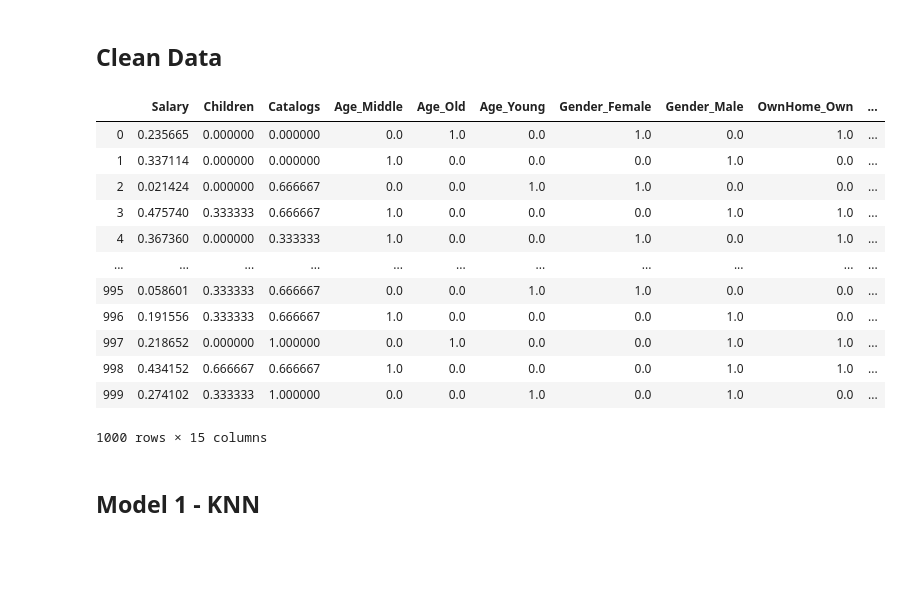
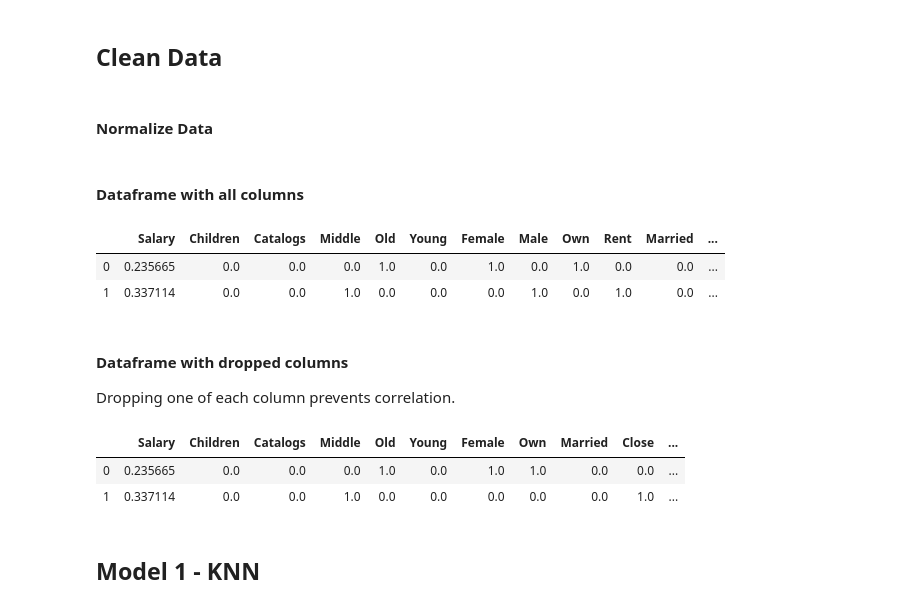
Before and after one commit to cvibanez/dsc630Project, a Jupyter notebook: CourseProject_Modeling_KNN.ipynb, the cells around one changed output. Cells and saved outputs as stored; diff of their text form; code cells hidden in the pictures; blank space fills up the shorter version.

```diff
--- a/CourseProject_Modeling_KNN.ipynb
+++ b/CourseProject_Modeling_KNN.ipynb
@@ -13,7 +21,7 @@ import matplotlib.pyplot as plt
 # %% [markdown]
 ## Import Data
 # %%
-df = pd.read_csv('DirectMarketing.csv')
+df = pd.read_csv('DirectMarketing_Cln_Classification.txt')
 # %%
 df.head()
 # %% [output]
@@ -108,16 +36,26 @@ DirectMarketing_Cln_Labels = get_clean_df_labels(df)
+# %%
+features = df.iloc[:,0:-1]
+labels = df.iloc[:,-1]
+# %% [markdown]
+#### Normalize Data
+# %%
+# store the column names of df
+store_cols = features.columns
+
+# normalize data
+min_max_scaler=preprocessing.MinMaxScaler()
+data_scaled = min_max_scaler.fit_transform(features)
+DirectMarketingScaled = pd.DataFrame(data_scaled, columns=store_cols)
+# %% [markdown]
+#### Dataframe with all columns
+# %%
+DirectMarketing_Cln_Labels = pd.concat([DirectMarketingScaled, labels], axis = 1)
 # %%
-DirectMarketing_Cln_Labels
+DirectMarketing_Cln_Labels.head(2)
 # %% [output]
-|  | Salary | Children | Catalogs | Age_Middle | Age_Old | Age_Young | Gender_Female | Gender_Male | OwnHome_Own | ... |
-| 0 | 0.235665 | 0.000000 | 0.000000 | 0.0 | 1.0 | 0.0 | 1.0 | 0.0 | 1.0 | ... |
-| 1 | 0.337114 | 0.000000 | 0.000000 | 1.0 | 0.0 | 0.0 | 0.0 | 1.0 | 0.0 | ... |
-| 2 | 0.021424 | 0.000000 | 0.666667 | 0.0 | 0.0 | 1.0 | 1.0 | 0.0 | 0.0 | ... |
-| 3 | 0.475740 | 0.333333 | 0.666667 | 1.0 | 0.0 | 0.0 | 0.0 | 1.0 | 1.0 | ... |
-| 4 | 0.367360 | 0.000000 | 0.333333 | 1.0 | 0.0 | 0.0 | 1.0 | 0.0 | 1.0 | ... |
-| ... | ... | ... | ... | ... | ... | ... | ... | ... | ... | ... |
-| 995 | 0.058601 | 0.333333 | 0.666667 | 0.0 | 0.0 | 1.0 | 1.0 | 0.0 | 0.0 | ... |
-| 996 | 0.191556 | 0.333333 | 0.666667 | 1.0 | 0.0 | 0.0 | 0.0 | 1.0 | 0.0 | ... |
-| 997 | 0.218652 | 0.000000 | 1.000000 | 0.0 | 1.0 | 0.0 | 0.0 | 1.0 | 1.0 | ... |
-| 998 | 0.434152 | 0.666667 | 0.666667 | 1.0 | 0.0 | 0.0 | 0.0 | 1.0 | 1.0 | ... |
-| 999 | 0.274102 | 0.333333 | 1.000000 | 0.0 | 0.0 | 1.0 | 0.0 | 1.0 | 0.0 | ... |
+|  | Salary | Children | Catalogs | Middle | Old | Young | Female | Male | Own | Rent | Married | ... |
+| 0 | 0.235665 | 0.0 | 0.0 | 0.0 | 1.0 | 0.0 | 1.0 | 0.0 | 1.0 | 0.0 | 0.0 | ... |
+| 1 | 0.337114 | 0.0 | 0.0 | 1.0 | 0.0 | 0.0 | 0.0 | 1.0 | 0.0 | 1.0 | 0.0 | ... |
-1000 rows × 15 columns
+# %% [markdown]
+#### Dataframe with dropped columns
+Dropping one of each column prevents correlation.
@@ -124,3 +64,9 @@ DirectMarketing_Cln_Labels
+# %%
+DirectMarketing_Cln_Labels_2.head(2)
+# %% [output]
+|  | Salary | Children | Catalogs | Middle | Old | Young | Female | Own | Married | Close | ... |
+| 0 | 0.235665 | 0.0 | 0.0 | 0.0 | 1.0 | 0.0 | 1.0 | 1.0 | 0.0 | 0.0 | ... |
+| 1 | 0.337114 | 0.0 | 0.0 | 1.0 | 0.0 | 0.0 | 0.0 | 0.0 | 0.0 | 1.0 | ... |
 # %% [markdown]
 ## Model 1 - KNN
 # %% [markdown]
```
Also changed, not shown: parts of 40 cells of this notebook.
